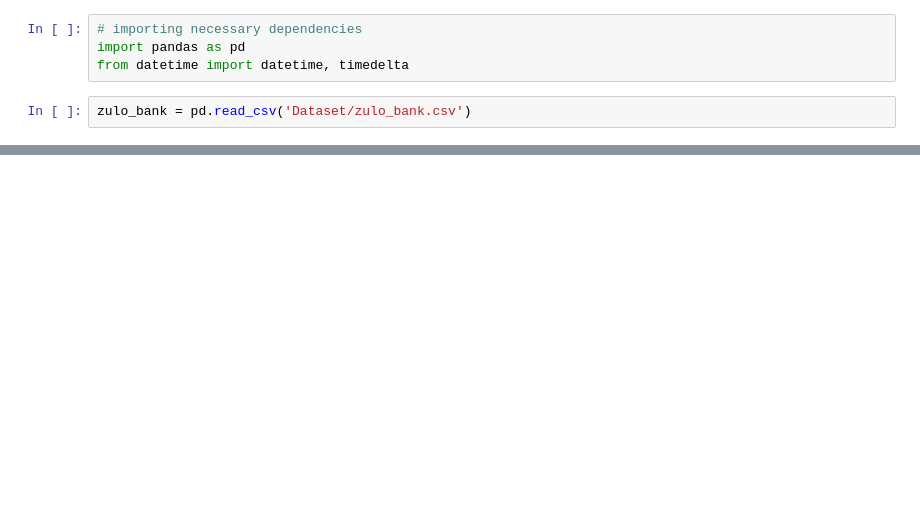
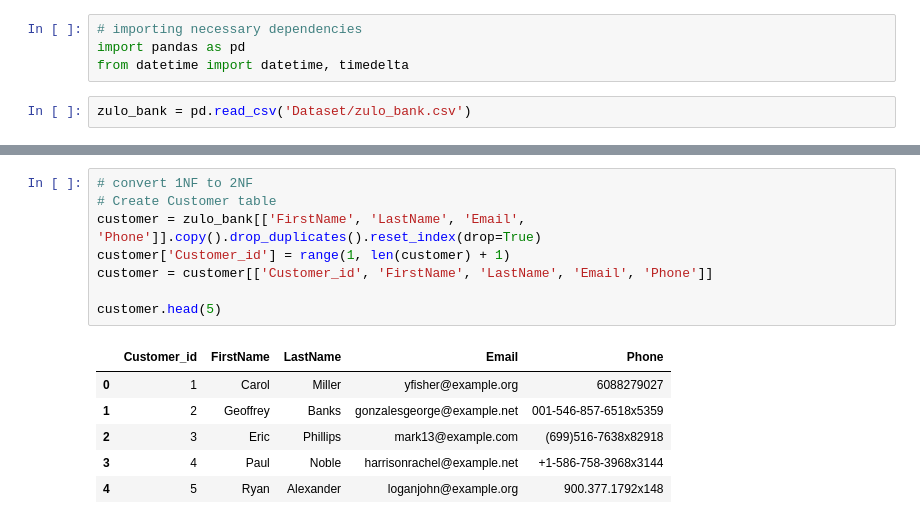
Before and after one commit to TemitopeFagbemi/zulo_bank_RDBMS_setup, a Jupyter notebook: zulo_bank_notebook.ipynb, the cells around one changed output, grey strips where cells are left out. Cells and saved outputs as stored; diff of their text form; blank space fills up the shorter version.

```diff
--- a/zulo_bank_notebook.ipynb
+++ b/zulo_bank_notebook.ipynb
@@ -15,0 +54,15 @@ zulo_bank.head(5)
+# %%
+# convert 1NF to 2NF
+# Create Customer table
+customer = zulo_bank[['FirstName', 'LastName', 'Email', 'Phone']].copy().drop_duplicates().reset_index(drop=True)
+customer['Customer_id'] = range(1, len(customer) + 1)
+customer = customer[['Customer_id', 'FirstName', 'LastName', 'Email', 'Phone']]
+
+customer.head(5)
+# %% [output]
+|  | Customer_id | FirstName | LastName | Email | Phone |
+| 0 | 1 | Carol | Miller | yfisher@example.org | 6088279027 |
+| 1 | 2 | Geoffrey | Banks | gonzalesgeorge@example.net | 001-546-857-6518x5359 |
+| 2 | 3 | Eric | Phillips | mark13@example.com | (699)516-7638x82918 |
+| 3 | 4 | Paul | Noble | harrisonrachel@example.net | +1-586-758-3968x3144 |
+| 4 | 5 | Ryan | Alexander | loganjohn@example.org | 900.377.1792x148 |
```
Also changed, not shown: parts of 13 cells of this notebook, 6 other files.
